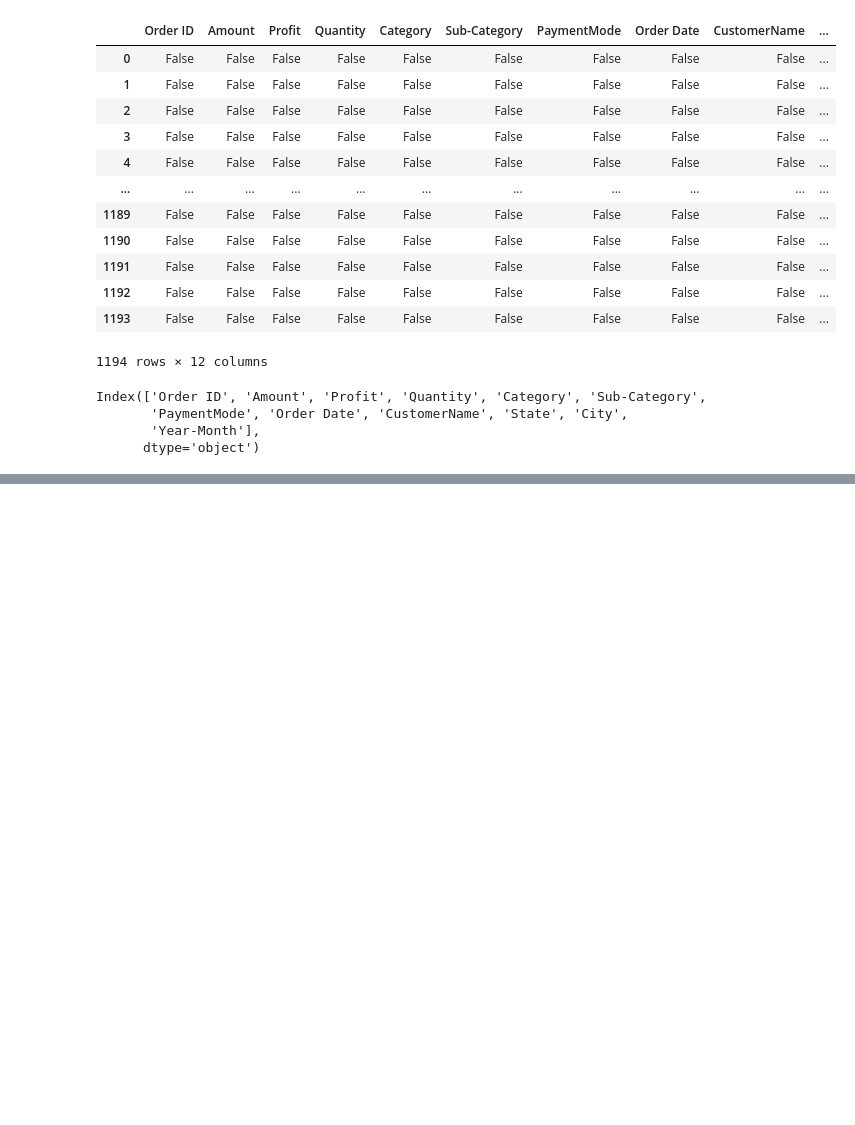
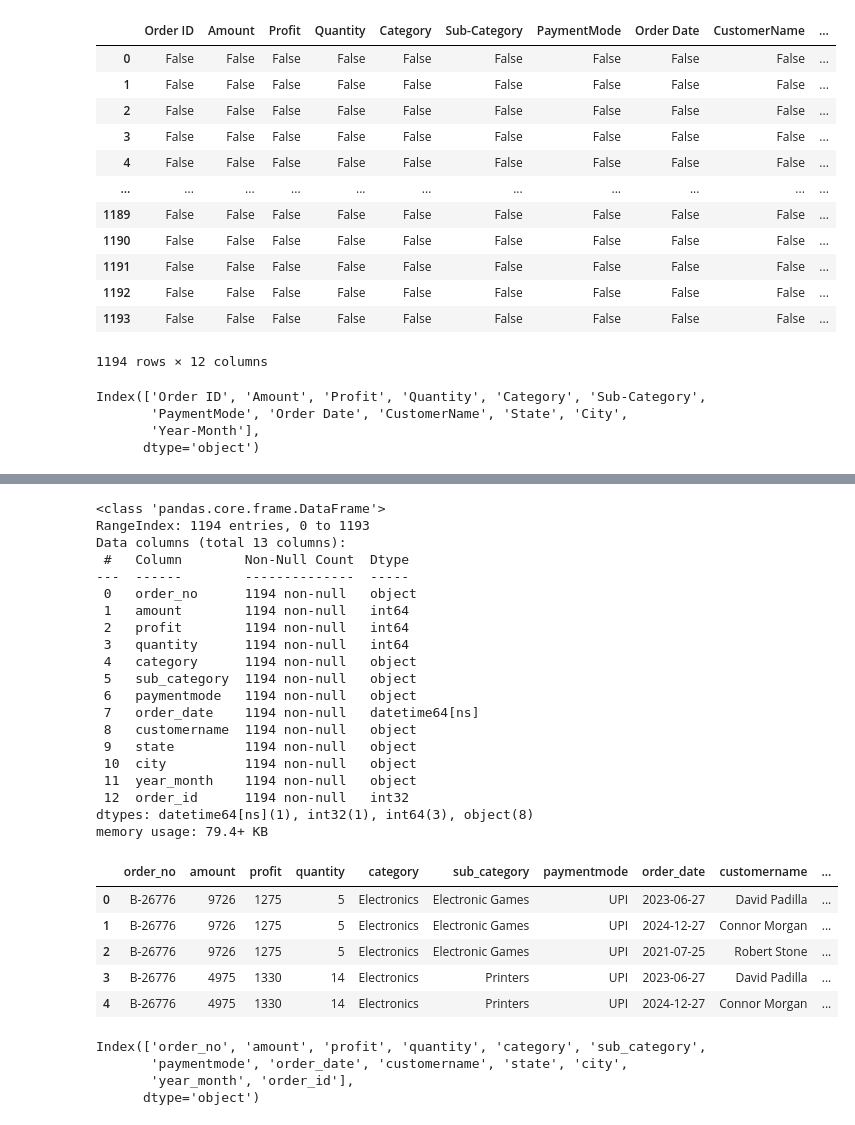
Before and after one commit to instinctdanny/capstoneass, a Jupyter notebook: sales_edr.ipynb, the cells around one changed output, grey strips where cells are left out. Cells and saved outputs as stored; diff of their text form; code cells hidden in the pictures; blank space fills up the shorter version.

```diff
--- a/sales_edr.ipynb
+++ b/sales_edr.ipynb
@@ -63,0 +77,4 @@ Index(['Order ID', 'Amount', 'Profit', 'Quantity', 'Category', 'Sub-Category',
+# %%
+# change date column to date data type
+sales_df["order_date"] = pd.to_datetime(sales_df["order_date"])
+sales_df.info()
@@ -63,0 +101,5 @@ Index(['Order ID', 'Amount', 'Profit', 'Quantity', 'Category', 'Sub-Category',
+# %%
+# remove duplicate
+print(f"total record {len(sales_df)}")
+sales_df = sales_df.drop_duplicates()
+print(f"total record {len(sales_df)}")
@@ -63,0 +109,4 @@ Index(['Order ID', 'Amount', 'Profit', 'Quantity', 'Category', 'Sub-Category',
+# %%
+# rename order id column
+sales_df = sales_df.rename(columns={'order_id': 'order_no'})
+sales_df.info()
@@ -63,0 +133,41 @@ Index(['Order ID', 'Amount', 'Profit', 'Quantity', 'Category', 'Sub-Category',
+# %%
+# create a new order id column
+sales_df = sales_df.reset_index(drop=True)
+sales_df['order_id'] = range(1, len(sales_df) + 1)
+# %%
+sales_df.info()
+sales_df.head()
+# %% [output]
+<class 'pandas.core.frame.DataFrame'>
+RangeIndex: 1194 entries, 0 to 1193
+Data columns (total 13 columns):
+ #   Column        Non-Null Count  Dtype
+---  ------        --------------  -----
+ 0   order_no      1194 non-null   object
+ 1   amount        1194 non-null   int64
+ 2   profit        1194 non-null   int64
+ 3   quantity      1194 non-null   int64
+ 4   category      1194 non-null   object
+ 5   sub_category  1194 non-null   object
+ 6   paymentmode   1194 non-null   object
+ 7   order_date    1194 non-null   datetime64[ns]
+ 8   customername  1194 non-null   object
+ 9   state         1194 non-null   object
+ 10  city          1194 non-null   object
+ 11  year_month    1194 non-null   object
+ 12  order_id      1194 non-null   int32
+dtypes: datetime64[ns](1), int32(1), int64(3), object(8)
+memory usage: 79.4+ KB
+|  | order_no | amount | profit | quantity | category | sub_category | paymentmode | order_date | customername | ... |
+| 0 | B-26776 | 9726 | 1275 | 5 | Electronics | Electronic Games | UPI | 2023-06-27 | David Padilla | ... |
+| 1 | B-26776 | 9726 | 1275 | 5 | Electronics | Electronic Games | UPI | 2024-12-27 | Connor Morgan | ... |
+| 2 | B-26776 | 9726 | 1275 | 5 | Electronics | Electronic Games | UPI | 2021-07-25 | Robert Stone | ... |
+| 3 | B-26776 | 4975 | 1330 | 14 | Electronics | Printers | UPI | 2023-06-27 | David Padilla | ... |
+| 4 | B-26776 | 4975 | 1330 | 14 | Electronics | Printers | UPI | 2024-12-27 | Connor Morgan | ... |
+# %%
+sales_df.columns
+# %% [output]
+Index(['order_no', 'amount', 'profit', 'quantity', 'category', 'sub_category',
+       'paymentmode', 'order_date', 'customername', 'state', 'city',
+       'year_month', 'order_id'],
+      dtype='object')
```
Also changed, not shown: parts of 11 cells of this notebook, 2 other files.
